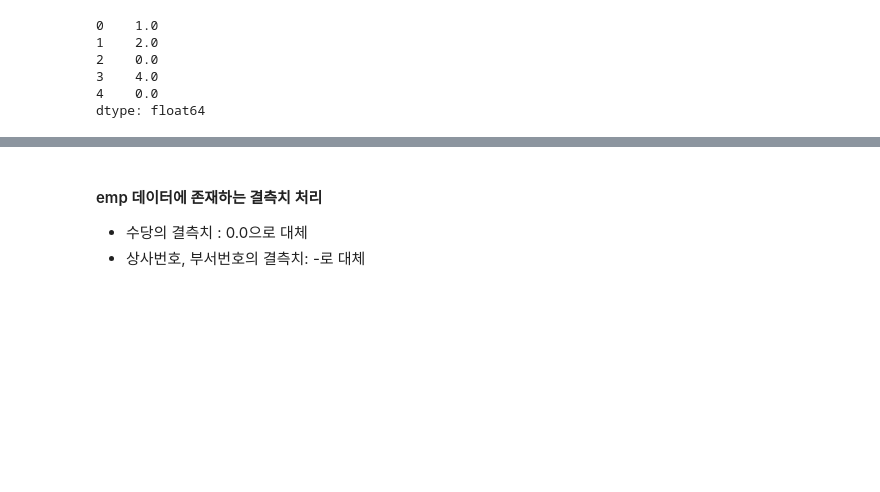
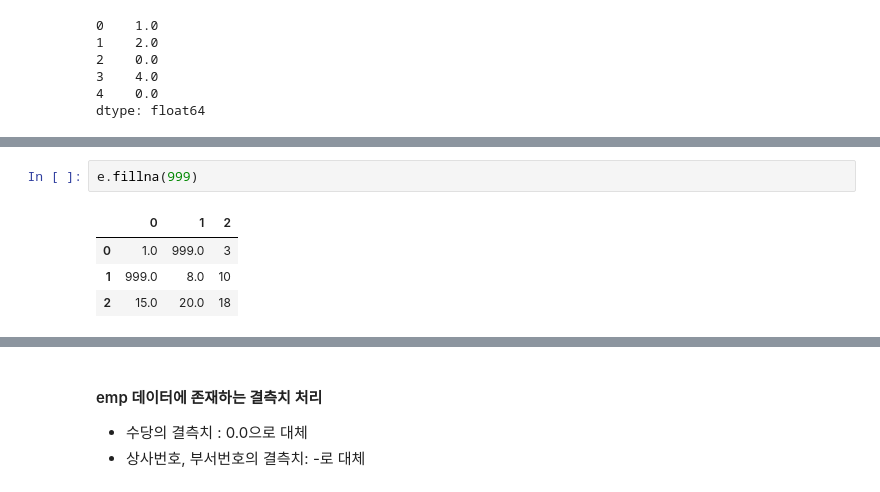
Before and after one commit to nimxxs/JupyterNumpy, a Jupyter notebook: 05pandas.ipynb, the cells around one changed output, grey strips where cells are left out. Drawn from its saved outputs; the diff is of its cells as text; blank space fills up the shorter version.

```diff
--- a/05pandas.ipynb
+++ b/05pandas.ipynb
@@ -511,0 +545,7 @@ dtype: float64
+# %%
+e.fillna(999)
+# %% [output]
+|  | 0 | 1 | 2 |
+| 0 | 1.0 | 999.0 | 3 |
+| 1 | 999.0 | 8.0 | 10 |
+| 2 | 15.0 | 20.0 | 18 |
```
Also changed, not shown: parts of 9 cells of this notebook, 2 other files.
